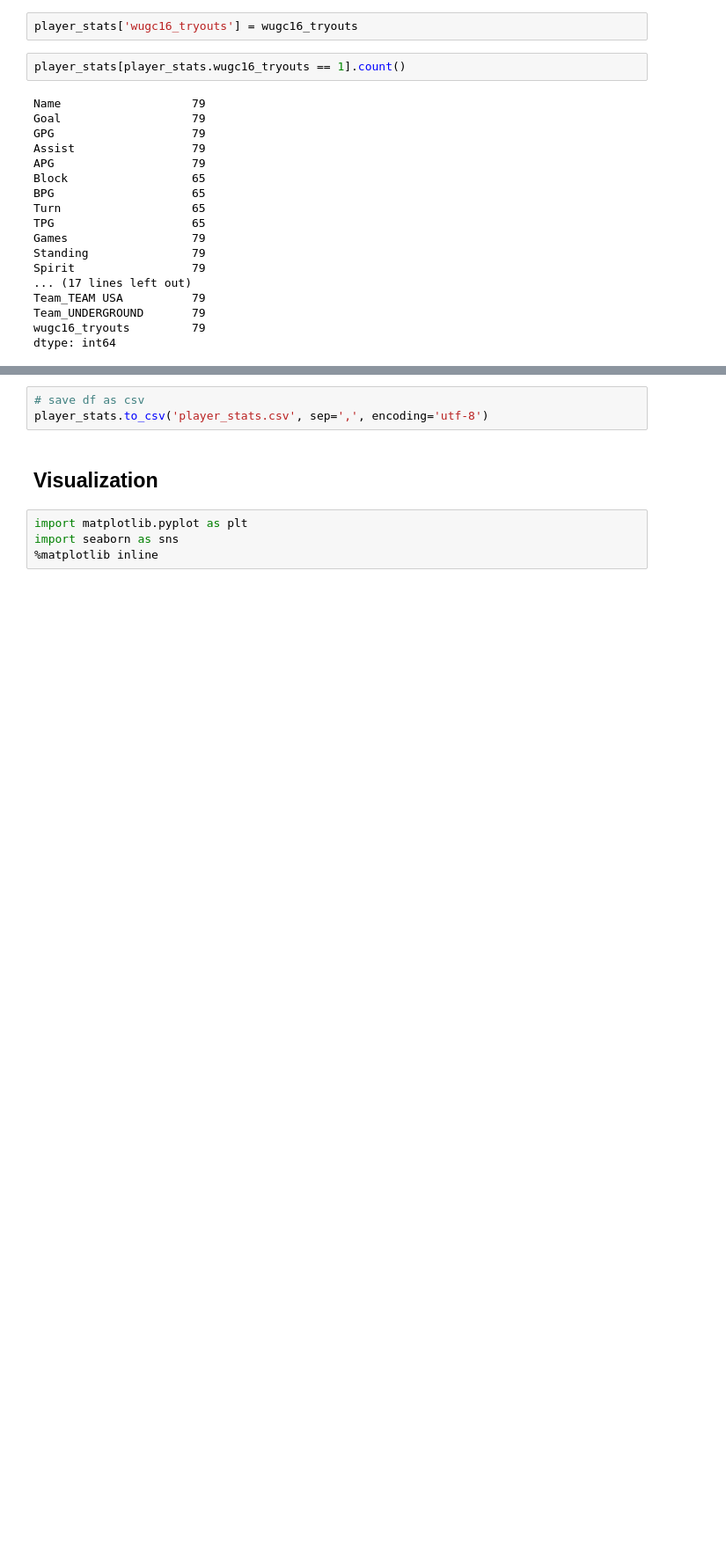
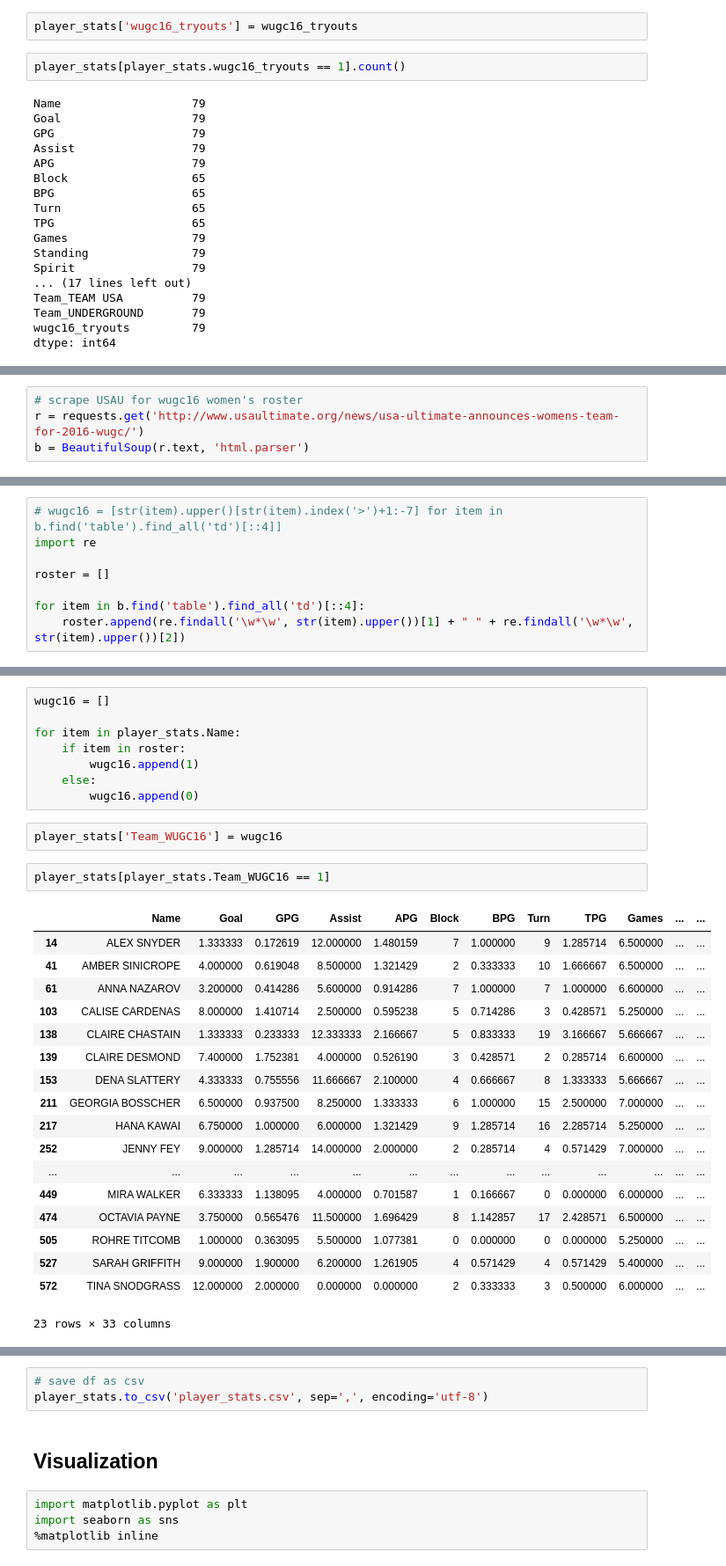
Before and after one commit to octaviaaris/ga_hw, a Jupyter notebook: FinalProject/notebooks/ultimate_stats_data_prep.ipynb, the cells around one changed output, grey strips where cells are left out. Shown: that part at 88% size. Saved outputs shown, nothing was run; the diff lists cells and outputs as text; blank space fills up the shorter version.

Commit message:
add Team_WUGC column

```diff
--- a/FinalProject/notebooks/ultimate_stats_data_prep.ipynb
+++ b/FinalProject/notebooks/ultimate_stats_data_prep.ipynb
@@ -1016,0 +1019,4 @@ dtype: int64
+# %%
+# scrape USAU for wugc16 women's roster
+r = requests.get('http://www.usaultimate.org/news/usa-ultimate-announces-womens-team-for-2016-wugc/')
+b = BeautifulSoup(r.text, 'html.parser')
@@ -1016,0 +1050,8 @@ dtype: int64
+# %%
+# wugc16 = [str(item).upper()[str(item).index('>')+1:-7] for item in b.find('table').find_all('td')[::4]]
+import re
+
+roster = []
+
+for item in b.find('table').find_all('td')[::4]:
+    roster.append(re.findall('\w*\w', str(item).upper())[1] + " " + re.findall('\w*\w', str(item).upper())[2])
@@ -1016,0 +1078,31 @@ dtype: int64
+# %%
+wugc16 = []
+
+for item in player_stats.Name:
+    if item in roster:
+        wugc16.append(1)
+    else:
+        wugc16.append(0)
+# %%
+player_stats['Team_WUGC16'] = wugc16
+# %%
+player_stats[player_stats.Team_WUGC16 == 1]
+# %% [output]
+|  | Name | Goal | GPG | Assist | APG | Block | BPG | Turn | TPG | Games | ... | ... |
+| 14 | ALEX SNYDER | 1.333333 | 0.172619 | 12.000000 | 1.480159 | 7 | 1.000000 | 9 | 1.285714 | 6.500000 | ... | ... |
+| 41 | AMBER SINICROPE | 4.000000 | 0.619048 | 8.500000 | 1.321429 | 2 | 0.333333 | 10 | 1.666667 | 6.500000 | ... | ... |
+| 61 | ANNA NAZAROV | 3.200000 | 0.414286 | 5.600000 | 0.914286 | 7 | 1.000000 | 7 | 1.000000 | 6.600000 | ... | ... |
+| 103 | CALISE CARDENAS | 8.000000 | 1.410714 | 2.500000 | 0.595238 | 5 | 0.714286 | 3 | 0.428571 | 5.250000 | ... | ... |
+| 138 | CLAIRE CHASTAIN | 1.333333 | 0.233333 | 12.333333 | 2.166667 | 5 | 0.833333 | 19 | 3.166667 | 5.666667 | ... | ... |
+| 139 | CLAIRE DESMOND | 7.400000 | 1.752381 | 4.000000 | 0.526190 | 3 | 0.428571 | 2 | 0.285714 | 6.600000 | ... | ... |
+| 153 | DENA SLATTERY | 4.333333 | 0.755556 | 11.666667 | 2.100000 | 4 | 0.666667 | 8 | 1.333333 | 5.666667 | ... | ... |
+| 211 | GEORGIA BOSSCHER | 6.500000 | 0.937500 | 8.250000 | 1.333333 | 6 | 1.000000 | 15 | 2.500000 | 7.000000 | ... | ... |
+| 217 | HANA KAWAI | 6.750000 | 1.000000 | 6.000000 | 1.321429 | 9 | 1.285714 | 16 | 2.285714 | 5.250000 | ... | ... |
+| 252 | JENNY FEY | 9.000000 | 1.285714 | 14.000000 | 2.000000 | 2 | 0.285714 | 4 | 0.571429 | 7.000000 | ... | ... |
+| ... | ... | ... | ... | ... | ... | ... | ... | ... | ... | ... | ... | ... |
+| 449 | MIRA WALKER | 6.333333 | 1.138095 | 4.000000 | 0.701587 | 1 | 0.166667 | 0 | 0.000000 | 6.000000 | ... | ... |
+| 474 | OCTAVIA PAYNE | 3.750000 | 0.565476 | 11.500000 | 1.696429 | 8 | 1.142857 | 17 | 2.428571 | 6.500000 | ... | ... |
+| 505 | ROHRE TITCOMB | 1.000000 | 0.363095 | 5.500000 | 1.077381 | 0 | 0.000000 | 0 | 0.000000 | 5.250000 | ... | ... |
+| 527 | SARAH GRIFFITH | 9.000000 | 1.900000 | 6.200000 | 1.261905 | 4 | 0.571429 | 4 | 0.571429 | 5.400000 | ... | ... |
+| 572 | TINA SNODGRASS | 12.000000 | 2.000000 | 0.000000 | 0.000000 | 2 | 0.333333 | 3 | 0.500000 | 6.000000 | ... | ... |
+23 rows × 33 columns
```
Also changed, not shown: parts of 6 cells of this notebook, 1 other file.
